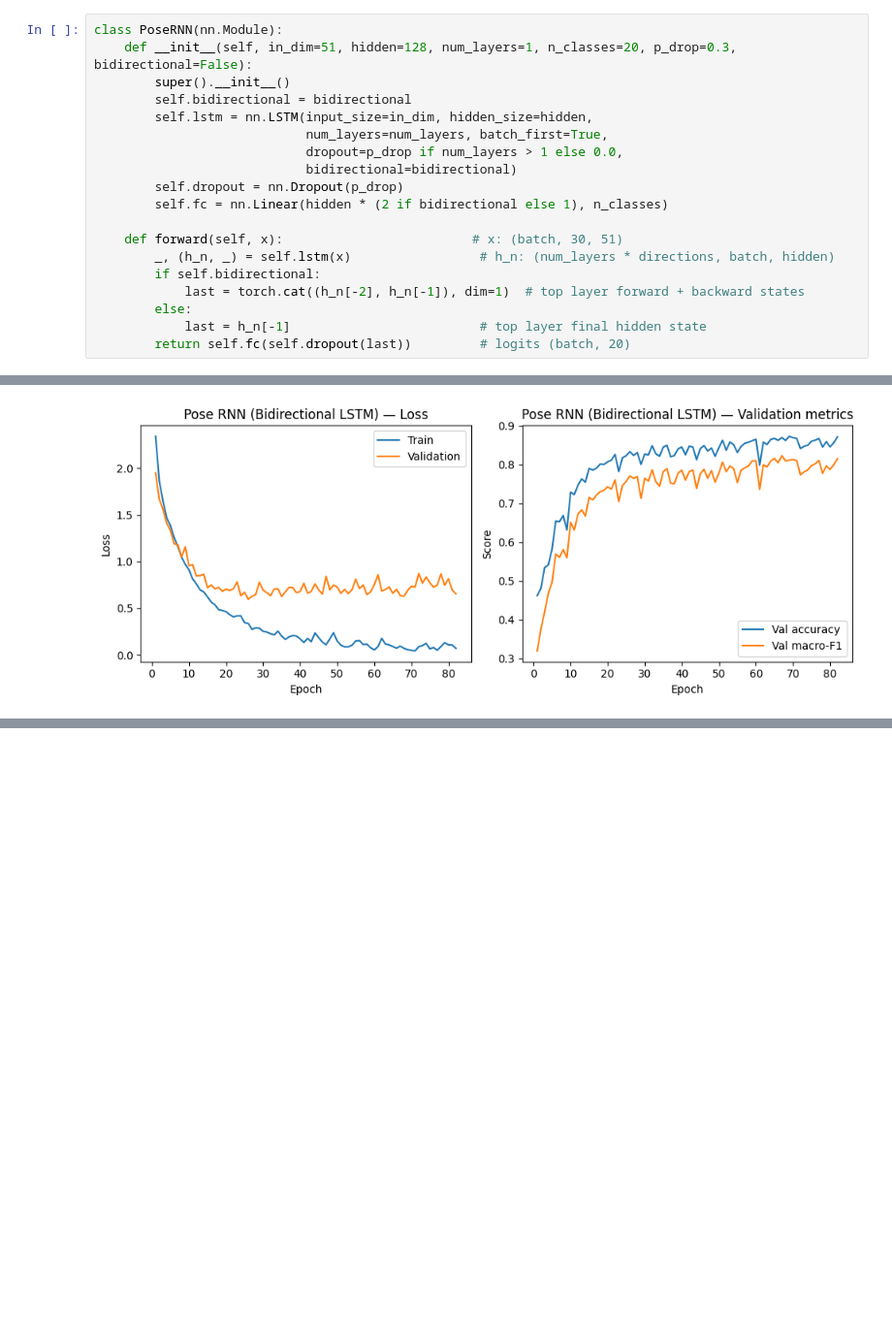
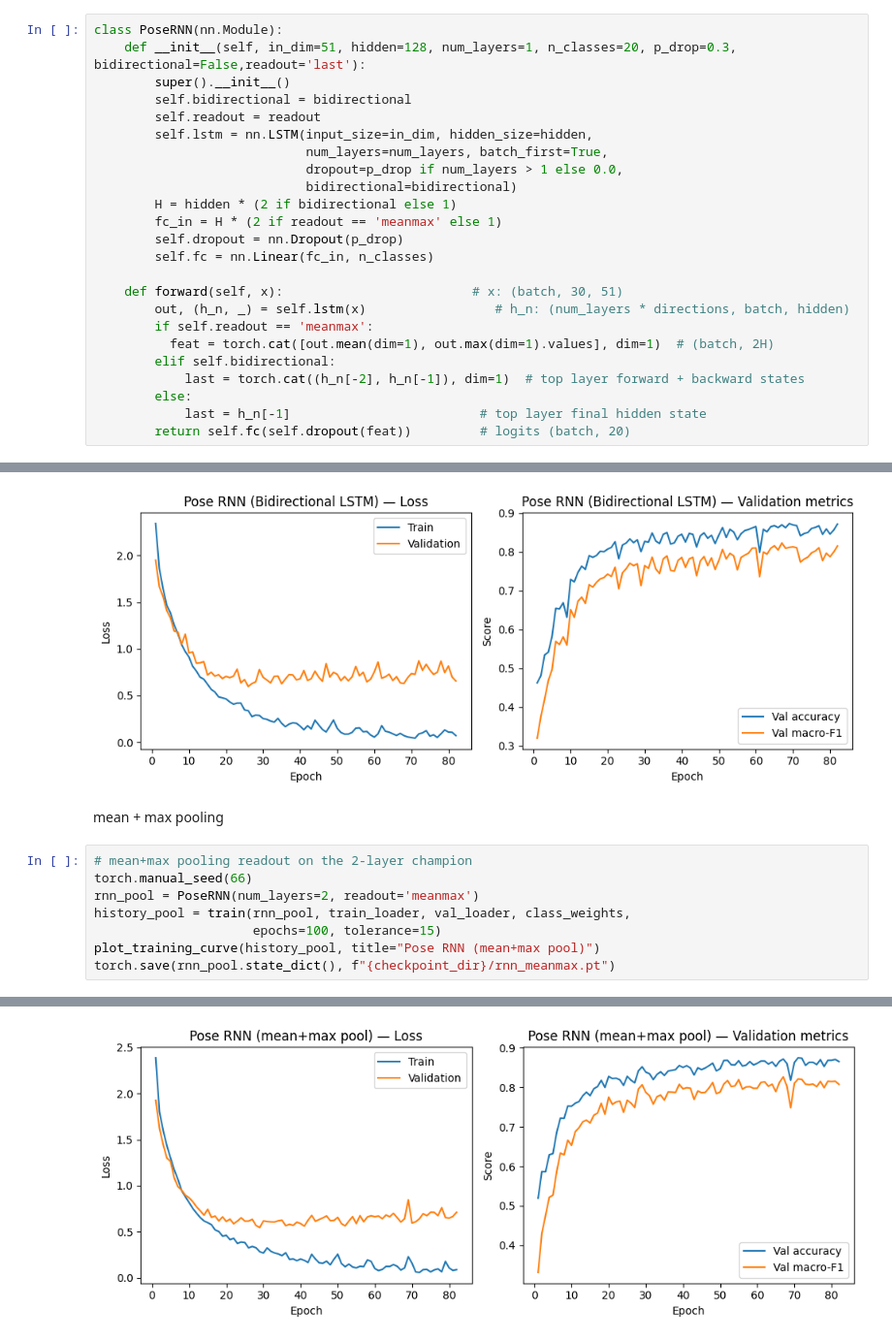
Before and after one commit to po8onthetrack/Deep-Learning-Project, a Jupyter notebook: project.ipynb, the cells around one changed output, grey strips where cells are left out. Shown at 97% size. Drawn from its saved outputs; the diff is of its cells as text; blank space fills up the shorter version.

Commit message:
tune with max + mean pooling

```diff
--- a/project.ipynb
+++ b/project.ipynb
@@ -392,23 +392,28 @@ scratch-head (true) -> cross-arms   (pred):  0.19
 # Primary Model (LSTM)
 # %%
 class PoseRNN(nn.Module):
-    def __init__(self, in_dim=51, hidden=128, num_layers=1, n_classes=20, p_drop=0.3, bidirectional=False):
+    def __init__(self, in_dim=51, hidden=128, num_layers=1, n_classes=20, p_drop=0.3, bidirectional=False,readout='last'):
         super().__init__()
         self.bidirectional = bidirectional
+        self.readout = readout
         self.lstm = nn.LSTM(input_size=in_dim, hidden_size=hidden,
                             num_layers=num_layers, batch_first=True,
                             dropout=p_drop if num_layers > 1 else 0.0,
                             bidirectional=bidirectional)
+        H = hidden * (2 if bidirectional else 1)
+        fc_in = H * (2 if readout == 'meanmax' else 1)
         self.dropout = nn.Dropout(p_drop)
-        self.fc = nn.Linear(hidden * (2 if bidirectional else 1), n_classes)
+        self.fc = nn.Linear(fc_in, n_classes)
 
     def forward(self, x):                         # x: (batch, 30, 51)
-        _, (h_n, _) = self.lstm(x)                 # h_n: (num_layers * directions, batch, hidden)
-        if self.bidirectional:
+        out, (h_n, _) = self.lstm(x)                 # h_n: (num_layers * directions, batch, hidden)
+        if self.readout == 'meanmax':
+          feat = torch.cat([out.mean(dim=1), out.max(dim=1).values], dim=1)  # (batch, 2H)
+        elif self.bidirectional:
             last = torch.cat((h_n[-2], h_n[-1]), dim=1)  # top layer forward + backward states
         else:
             last = h_n[-1]                         # top layer final hidden state
-        return self.fc(self.dropout(last))         # logits (batch, 20)
+        return self.fc(self.dropout(feat))         # logits (batch, 20)
 # %% [markdown]
 
 
@@ -603,3 +608,14 @@ epoch 81  train_loss 0.107  val_loss 0.698  acc 0.857  macroF1 0.800
 epoch 82  train_loss 0.072  val_loss 0.657  acc 0.872  macroF1 0.815
 early stop @ epoch 82 (best macroF1 0.823)
 [figure]
+# %% [markdown]
+mean + max pooling
+# %%
+# mean+max pooling readout on the 2-layer champion
+torch.manual_seed(66)
+rnn_pool = PoseRNN(num_layers=2, readout='meanmax')
+history_pool = train(rnn_pool, train_loader, val_loader, class_weights,
+                     epochs=100, tolerance=15)
+plot_training_curve(history_pool, title="Pose RNN (mean+max pool)")
+torch.save(rnn_pool.state_dict(), f"{checkpoint_dir}/rnn_meanmax.pt")
+# %% [output]
@@ -605,0 +639 @@ early stop @ epoch 82 (best macroF1 0.823)
+[figure, added]
```
Also changed, not shown: parts of 1 cell of this notebook.
